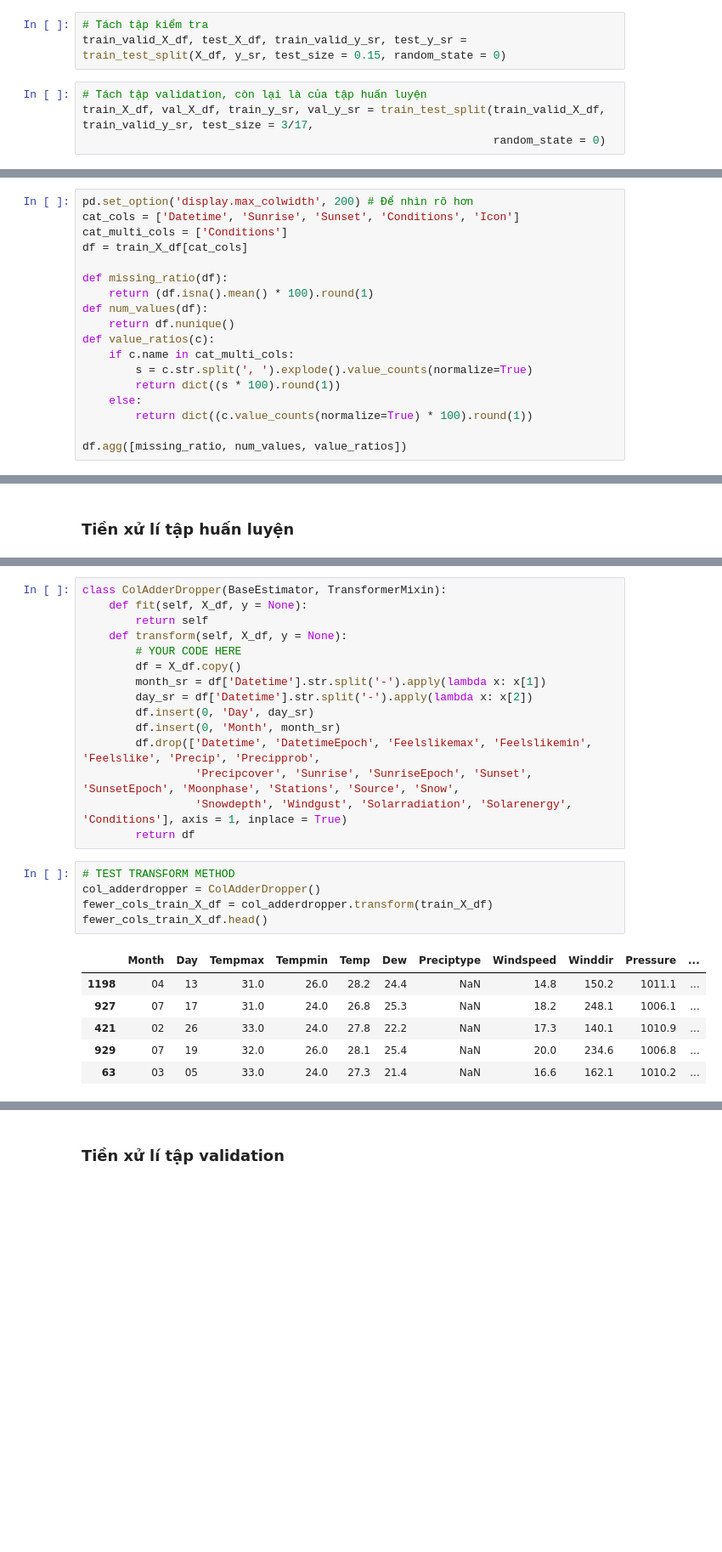
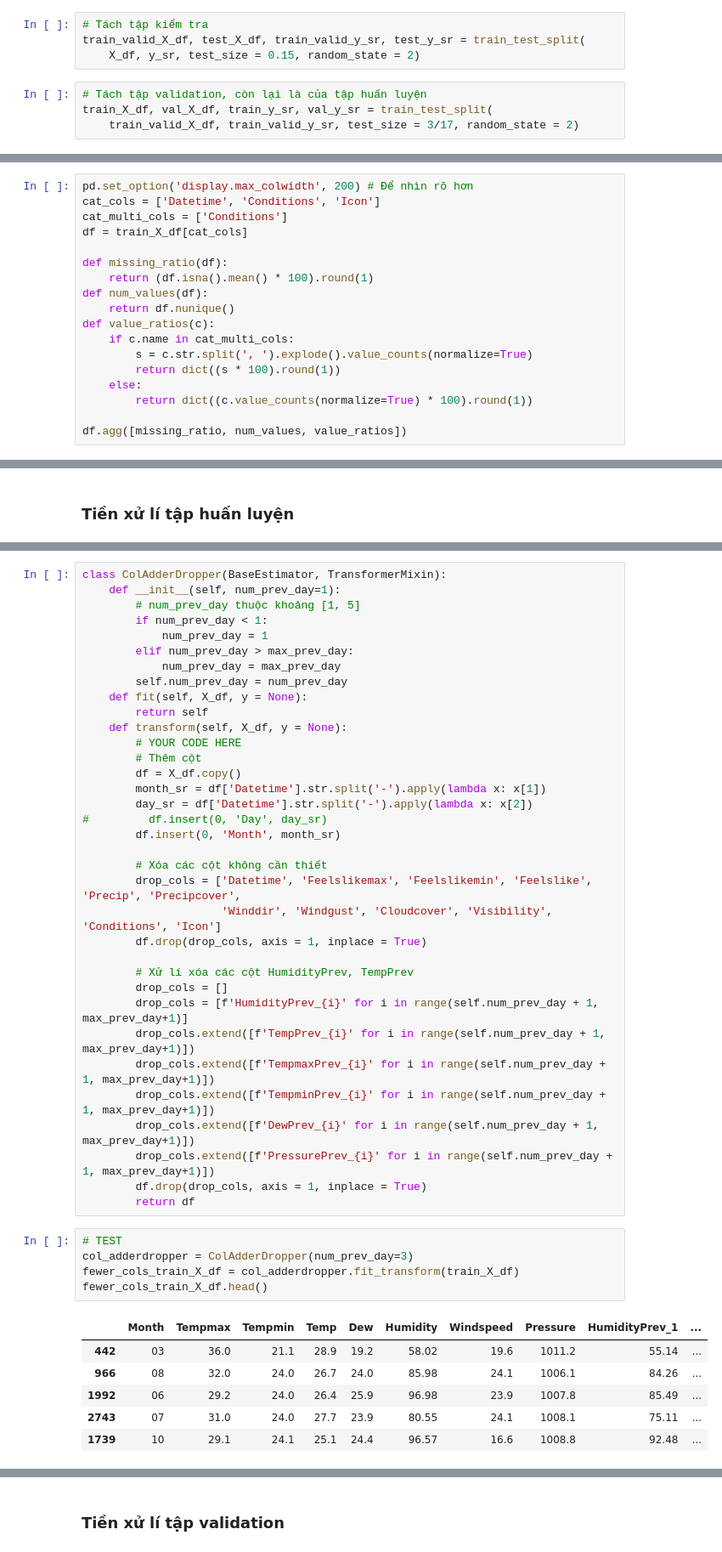
Before and after one commit to TanThinNguyen/data-science-final-project, a Jupyter notebook: weather_forecast.ipynb, the cells around one changed output, grey strips where cells are left out. Shown at 85% size. Saved outputs shown, nothing was run; the diff lists cells and outputs as text; blank space fills up the shorter version.

```diff
--- a/weather_forecast.ipynb
+++ b/weather_forecast.ipynb
@@ -278,10 +454,11 @@ X_df = data_df.drop("Humidity", axis = 1)
 # %%
 # Tách tập kiểm tra
-train_valid_X_df, test_X_df, train_valid_y_sr, test_y_sr = train_test_split(X_df, y_sr, test_size = 0.15, random_state = 0)
+train_valid_X_df, test_X_df, train_valid_y_sr, test_y_sr = train_test_split(
+    X_df, y_sr, test_size = 0.15, random_state = 2)
 # %%
 # Tách tập validation, còn lại là của tập huấn luyện
-train_X_df, val_X_df, train_y_sr, val_y_sr = train_test_split(train_valid_X_df, train_valid_y_sr, test_size = 3/17,
-                                                              random_state = 0)
+train_X_df, val_X_df, train_y_sr, val_y_sr = train_test_split(
+    train_valid_X_df, train_valid_y_sr, test_size = 3/17, random_state = 2)
 # %% [markdown]
 Tập kiểm tra
 # %%
@@ -376,7 +558,7 @@ df.agg([missing_ratio, 'min', lower_quartile, median, upper_quartile, 'max'])
 #### Phân bố của các cột dữ liệu không phải dạng số
 # %%
 pd.set_option('display.max_colwidth', 200) # Để nhìn rõ hơn
-cat_cols = ['Datetime', 'Sunrise', 'Sunset', 'Conditions', 'Icon']
+cat_cols = ['Datetime', 'Conditions', 'Icon']
 cat_multi_cols = ['Conditions']
 df = train_X_df[cat_cols]
 
@@ -423,28 +592,48 @@ Dữ liệu của ta có khá nhiều cột nhưng nhận thấy chỉ một s
 Với các cột dữ liệu dạng số ta sẽ điền giá trị thiếu bằng mean của cột bằng cách sử dụng `SimpleImputer`
 # %%
 class ColAdderDropper(BaseEstimator, TransformerMixin):
+    def __init__(self, num_prev_day=1):
+        # num_prev_day thuộc khoảng [1, 5]
+        if num_prev_day < 1:
+            num_prev_day = 1
+        elif num_prev_day > max_prev_day:
+            num_prev_day = max_prev_day
+        self.num_prev_day = num_prev_day
     def fit(self, X_df, y = None):
         return self
     def transform(self, X_df, y = None):
         # YOUR CODE HERE
+        # Thêm cột
         df = X_df.copy()
         month_sr = df['Datetime'].str.split('-').apply(lambda x: x[1])
         day_sr = df['Datetime'].str.split('-').apply(lambda x: x[2])
-        df.insert(0, 'Day', day_sr)
+#         df.insert(0, 'Day', day_sr)
         df.insert(0, 'Month', month_sr)
-        df.drop(['Datetime', 'DatetimeEpoch', 'Feelslikemax', 'Feelslikemin', 'Feelslike', 'Precip', 'Precipprob',
-                 'Precipcover', 'Sunrise', 'SunriseEpoch', 'Sunset', 'SunsetEpoch', 'Moonphase', 'Stations', 'Source', 'Snow',
-                 'Snowdepth', 'Windgust', 'Solarradiation', 'Solarenergy', 'Conditions'], axis = 1, inplace = True)
+
+        # Xóa các cột không cần thiết
+        drop_cols = ['Datetime', 'Feelslikemax', 'Feelslikemin', 'Feelslike', 'Precip', 'Precipcover',
+                     'Winddir', 'Windgust', 'Cloudcover', 'Visibility', 'Conditions', 'Icon']
+        df.drop(drop_cols, axis = 1, inplace = True)
+
+        # Xử lí xóa các cột HumidityPrev, TempPrev
+        drop_cols = []
+        drop_cols = [f'HumidityPrev_{i}' for i in range(self.num_prev_day + 1, max_prev_day+1)]
+        drop_cols.extend([f'TempPrev_{i}' for i in range(self.num_prev_day + 1, max_prev_day+1)])
+        drop_cols.extend([f'TempmaxPrev_{i}' for i in range(self.num_prev_day + 1, max_prev_day+1)])
+        drop_cols.extend([f'TempminPrev_{i}' for i in range(self.num_prev_day + 1, max_prev_day+1)])
+        drop_cols.extend([f'DewPrev_{i}' for i in range(self.num_prev_day + 1, max_prev_day+1)])
+        drop_cols.extend([f'PressurePrev_{i}' for i in range(self.num_prev_day + 1, max_prev_day+1)])
+        df.drop(drop_cols, axis = 1, inplace = True)
         return df
 # %%
-# TEST TRANSFORM METHOD
-col_adderdropper = ColAdderDropper()
-fewer_cols_train_X_df = col_adderdropper.transform(train_X_df)
+# TEST
+col_adderdropper = ColAdderDropper(num_prev_day=3)
+fewer_cols_train_X_df = col_adderdropper.fit_transform(train_X_df)
 fewer_cols_train_X_df.head()
 # %% [output]
-|  | Month | Day | Tempmax | Tempmin | Temp | Dew | Preciptype | Windspeed | Winddir | Pressure | ... |
-| 1198 | 04 | 13 | 31.0 | 26.0 | 28.2 | 24.4 | NaN | 14.8 | 150.2 | 1011.1 | ... |
-| 927 | 07 | 17 | 31.0 | 24.0 | 26.8 | 25.3 | NaN | 18.2 | 248.1 | 1006.1 | ... |
-| 421 | 02 | 26 | 33.0 | 24.0 | 27.8 | 22.2 | NaN | 17.3 | 140.1 | 1010.9 | ... |
-| 929 | 07 | 19 | 32.0 | 26.0 | 28.1 | 25.4 | NaN | 20.0 | 234.6 | 1006.8 | ... |
-| 63 | 03 | 05 | 33.0 | 24.0 | 27.3 | 21.4 | NaN | 16.6 | 162.1 | 1010.2 | ... |
+|  | Month | Tempmax | Tempmin | Temp | Dew | Humidity | Windspeed | Pressure | HumidityPrev_1 | ... |
+| 442 | 03 | 36.0 | 21.1 | 28.9 | 19.2 | 58.02 | 19.6 | 1011.2 | 55.14 | ... |
+| 966 | 08 | 32.0 | 24.0 | 26.7 | 24.0 | 85.98 | 24.1 | 1006.1 | 84.26 | ... |
+| 1992 | 06 | 29.2 | 24.0 | 26.4 | 25.9 | 96.98 | 23.9 | 1007.8 | 85.49 | ... |
+| 2743 | 07 | 31.0 | 24.0 | 27.7 | 23.9 | 80.55 | 24.1 | 1008.1 | 75.11 | ... |
+| 1739 | 10 | 29.1 | 24.1 | 25.1 | 24.4 | 96.57 | 16.6 | 1008.8 | 92.48 | ... |
```
Also changed, not shown: parts of 64 cells of this notebook, 2 other files.
